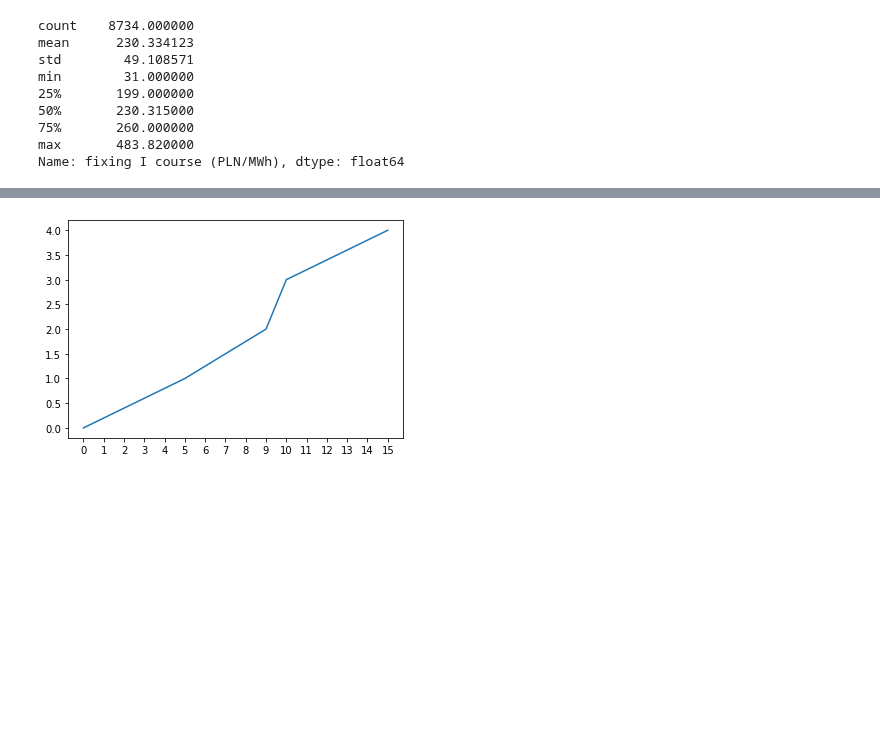
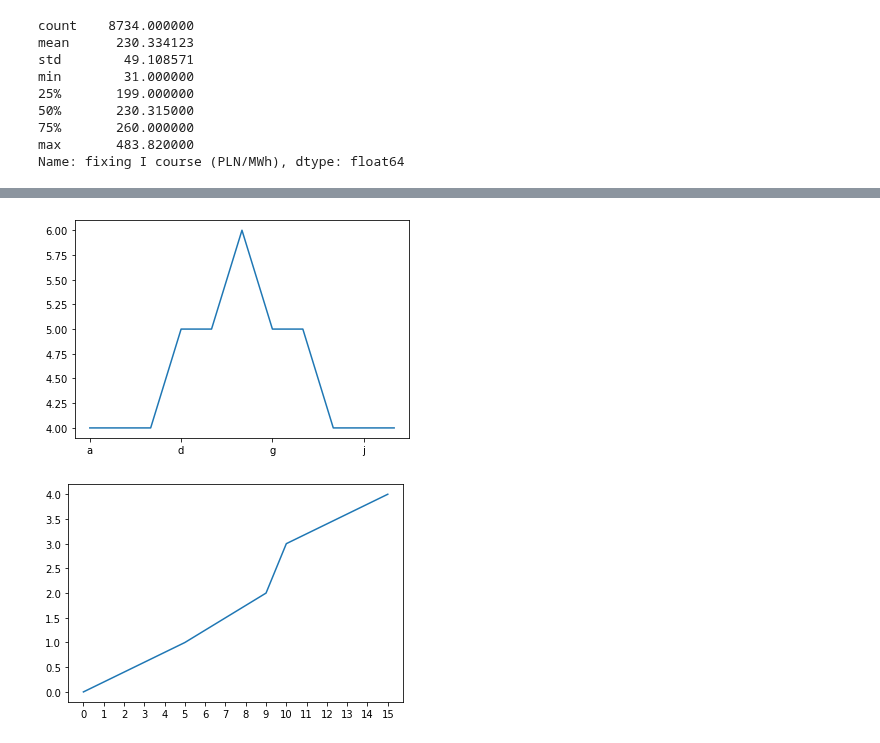
Before and after one commit to piekarsky/Short-Term-Electricity-Price-Forecasting-at-the-Polish-Day-Ahead-Market, a Jupyter notebook: power-market-analysis.ipynb, the cells around one changed output, grey strips where cells are left out. Drawn from its saved outputs; the diff is of its cells as text; code cells hidden in the pictures; blank space fills up the shorter version.

```diff
--- a/power-market-analysis.ipynb
+++ b/power-market-analysis.ipynb
@@ -336,3 +367,15 @@ plt.show()
+# %%
+y = np.array([4,4,4,5,5,6,5,5,4,4,4])
+x = np.arange(y.shape[0])
+my_xticks = np.array(['a','b','c','d','e','f','g','h','i','j','k'])
+
+
+frequency = 3
+plt.plot(x, y)
+plt.xticks(x[::frequency], my_xticks[::frequency])
+plt.show()
+# %% [output]
+[figure, added]
 # %%
 x = [0,5,9,10,15]
 y = [0,1,2,3,4]
```
Also changed, not shown: parts of 7 cells of this notebook.
